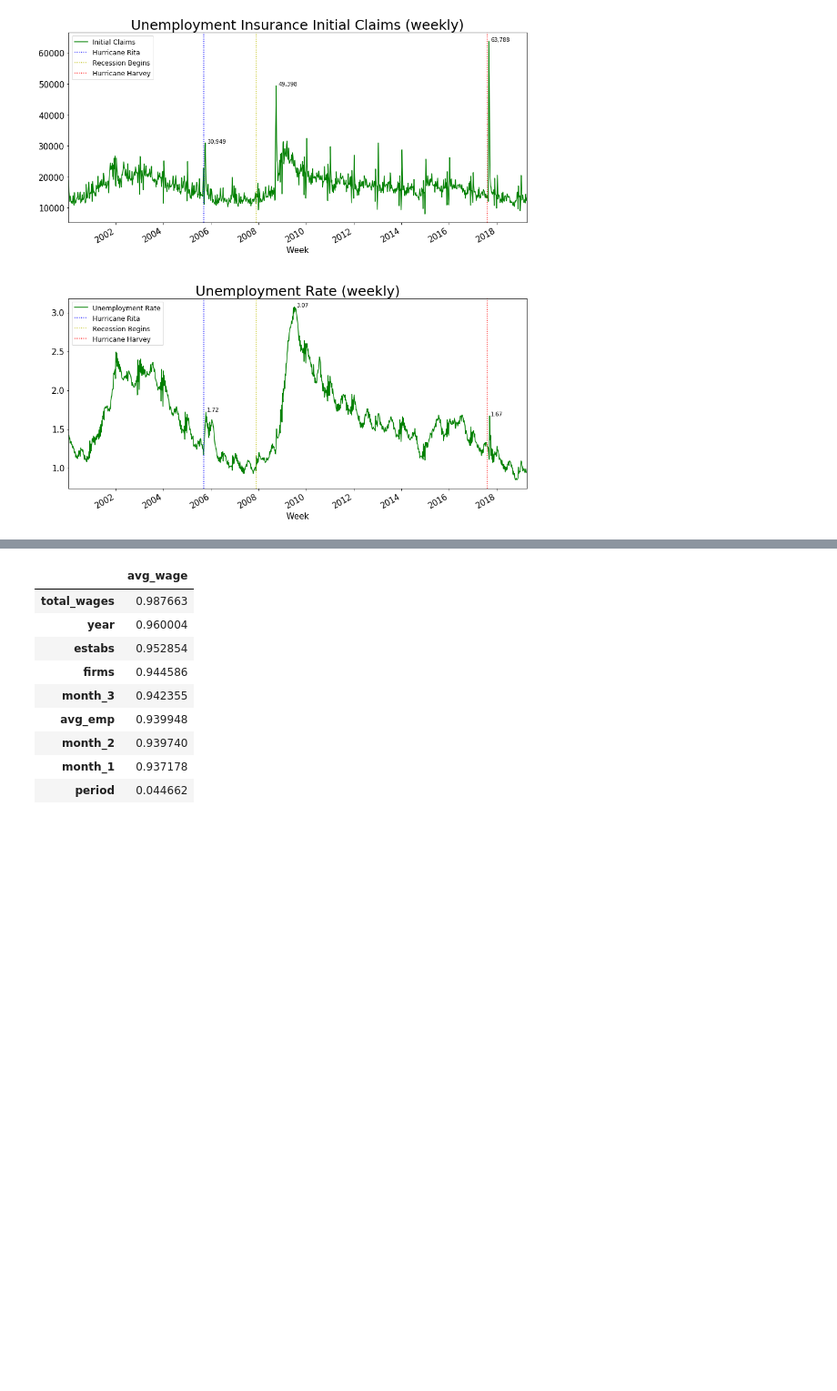
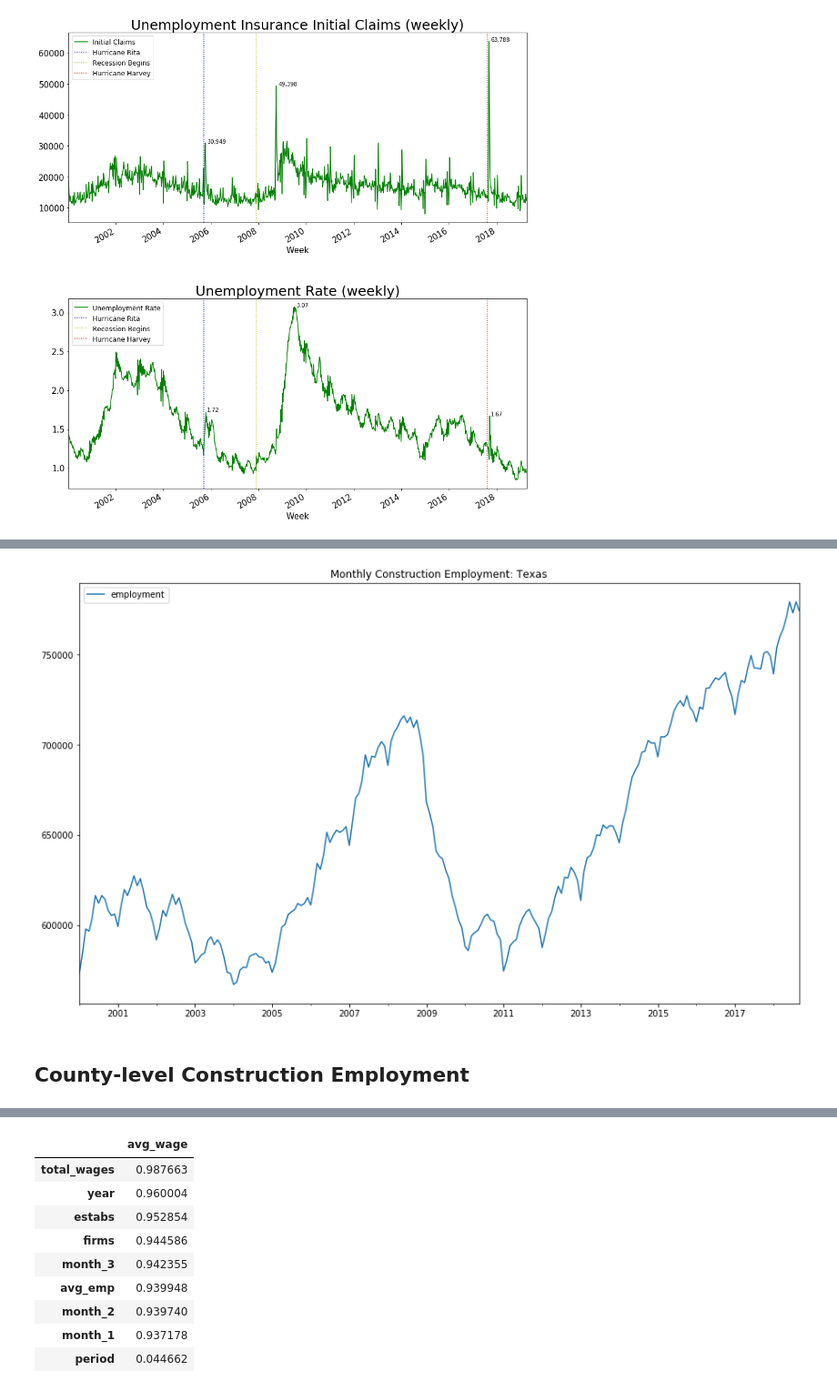
Before and after one commit to GraceCampbell/Project-4, a Jupyter notebook: project-4-eda.ipynb, the cells around one changed output, grey strips where cells are left out. Shown: that part at 91% size. Saved outputs shown, nothing was run; the diff lists cells and outputs as text; code cells hidden in the pictures; blank space fills up the shorter version.

```diff
--- a/project-4-eda.ipynb
+++ b/project-4-eda.ipynb
@@ -57 +73,16 @@ plot_acf_pacf(pre_harvey, 52, '1 Year', 'Statewide')
+# %%
+# Read in data
+wages = pd.read_csv('./materials/wages_cleaned.csv', index_col='Unnamed: 0')
+wages.index = pd.to_datetime(wages.index)
+
+# decompose quarterly data to monthly
+m = wages[['month_1', 'month_2', 'month_3']].T
+
+a = []
+for col in m.columns:
+    for each in m[col]:
+        a.append(each)
+
+monthly_employment = pd.DataFrame(a,columns=['wage'],
+                                 index=pd.date_range(start='2000-01',end='2018-09',freq='MS'))
 # %%
@@ -66,0 +112,19 @@ ax.legend(labels=['Monthly Employment'], fontsize=12);
+# %%
+# decompose to monthly
+m = q_construction[['month_1', 'month_2', 'month_3']].T
+
+a = []
+for col in m.columns:
+    for each in m[col]:
+        a.append(each)
+
+monthly_construction = pd.DataFrame(a,columns=['employment'],
+                                   index=pd.date_range(start='2000-01',end='2018-09',freq='MS'))
+# %%
+# Plots
+
+monthly_construction.plot(figsize=(15,9),title='Monthly Construction Employment: Texas');
+# %% [output]
+[figure, added]
+# %% [markdown]
+## County-level Construction Employment
```
Also changed, not shown: parts of 105 cells of this notebook.
